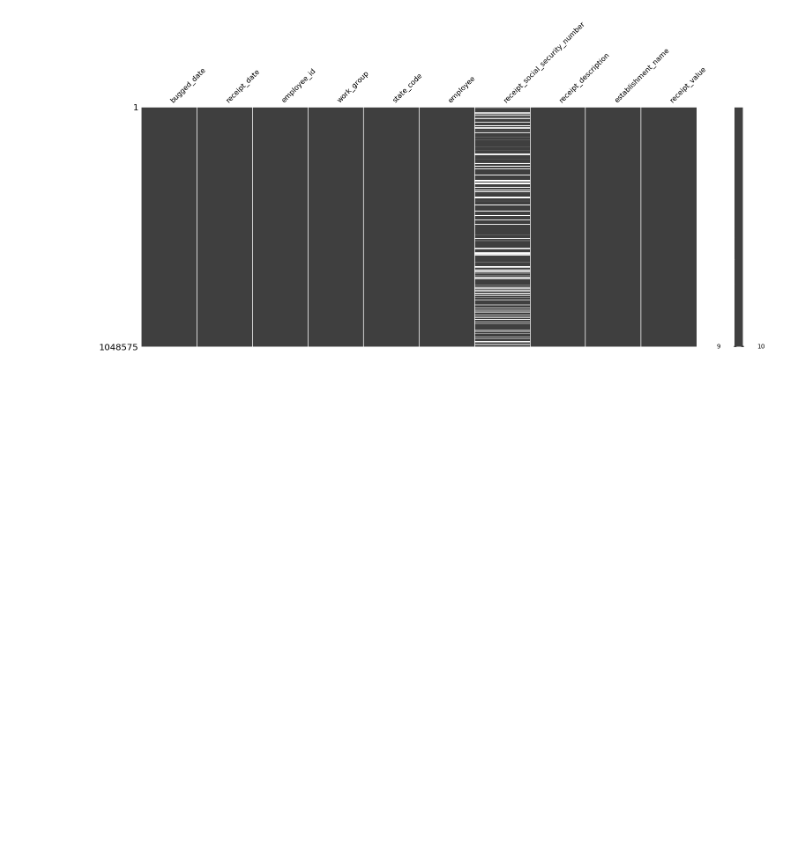
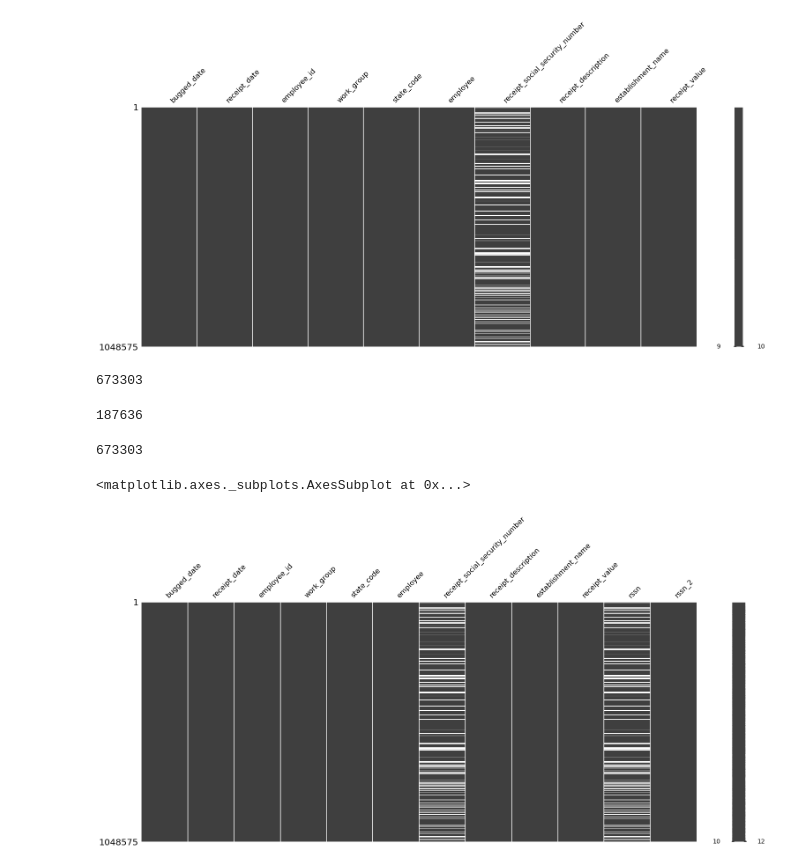
Before and after one commit to thiagodegan/Desafio03, a Jupyter notebook: Desafio03_Bruno.ipynb, the cells around one changed output. Cells and saved outputs as stored; diff of their text form; code cells hidden in the pictures; blank space fills up the shorter version.

```diff
--- a/Desafio03_Bruno.ipynb
+++ b/Desafio03_Bruno.ipynb
@@ -63,3 +71,26 @@ missingno.matrix(df)
 # %% [output]
 <matplotlib.axes._subplots.AxesSubplot at 0x...>
 [figure]
+# %%
+df['rssn'] = df['receipt_social_security_number']
+# %%
+df['rssn'].count()
+# %% [output]
+673303
+# %%
+df['rssn'].isnull().sum()
+# Encontrado 187.363 reembolsos sem nomes. Acho mais interessantes olhar esses valores
+# %% [output]
+187636
+# %%
+df['rssn'].count()  - df['rssn'].isnull().sum()
+# Encontrei 673.303 valores não-nulos
+# %% [output]
+673303
+# %%
+df['rssn_2'] = df['rssn'].fillna(0)
+# %%
+missingno.matrix(df)
+# %% [output]
+<matplotlib.axes._subplots.AxesSubplot at 0x...>
+[figure, added]
```
Also changed, not shown: parts of 10 cells of this notebook.
